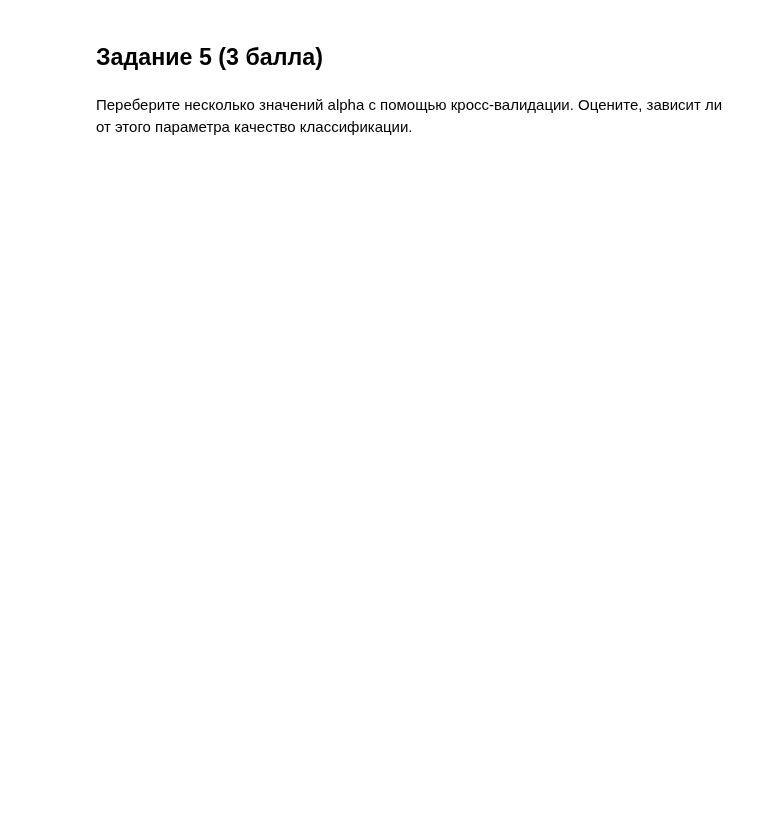
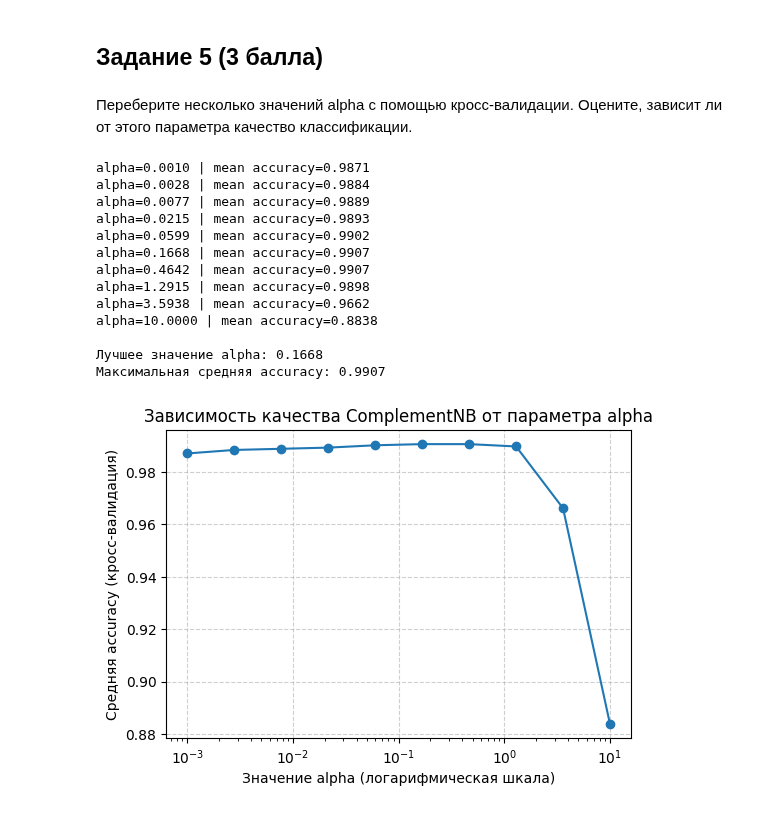
Before and after one commit to IgorPont/mephi_homework_tasks, a Jupyter notebook: homework_tasks/probability_theory/SGA_unit6_NBC.ipynb, the cells around one changed output. Drawn from its saved outputs; the diff is of its cells as text; code cells hidden in the pictures; blank space fills up the shorter version.

```diff
--- a/homework_tasks/probability_theory/SGA_unit6_NBC.ipynb
+++ b/homework_tasks/probability_theory/SGA_unit6_NBC.ipynb
@@ -62,4 +347,56 @@ X = vectorizer.fit_transform(data["email"])
 # %% [markdown]
 Переберите несколько значений alpha с помощью кросс-валидации. Оцените, зависит ли от этого параметра качество классификации.
 # %%
-#ваш код здесь
+# === Перебор значений alpha с помощью кросс-валидации ===
+
+from sklearn.model_selection import cross_val_score
+from sklearn.naive_bayes import ComplementNB
+import numpy as np
+import matplotlib.pyplot as plt
+
+# Задаём список значений alpha, которые хотим проверить
+# Чем больше alpha — тем сильнее сглаживание, тем менее чувствительна модель к редким словам.
+alphas = np.logspace(-3, 1, 10)  # [0.001, 0.002, ..., 10] — логарифмически равномерная сетка
+
+# Сюда будем сохранять средние значения accuracy по кросс-валидации
+cv_scores = []
+
+# Проходим по всем alpha
+for a in alphas:
+    model = ComplementNB(alpha=a)
+    # Оцениваем качество с помощью 5-кратной кросс-валидации (разбивает train на 5 частей)
+    # Используем X_train и y_train — кросс-валидация выполняется только на обучающей выборке.
+    scores = cross_val_score(model, X_train, y_train, cv=5, scoring="accuracy")
+    mean_score = scores.mean()
+    cv_scores.append(mean_score)
+    print(f"alpha={a:.4f} | mean accuracy={mean_score:.4f}")
+
+# Находим alpha с максимальным средним качеством
+best_alpha = alphas[np.argmax(cv_scores)]
+print("\nЛучшее значение alpha:", round(best_alpha, 4))
+print("Максимальная средняя accuracy:", round(max(cv_scores), 4))
+
+# === Визуализация зависимости качества от alpha ===
+plt.figure(figsize=(6, 4))
+plt.plot(alphas, cv_scores, marker="o")
+plt.xscale("log")  # логарифмическая шкала по оси X
+plt.xlabel("Значение alpha (логарифмическая шкала)")
+plt.ylabel("Средняя accuracy (кросс-валидация)")
+plt.title("Зависимость качества ComplementNB от параметра alpha")
+plt.grid(True, linestyle="--", alpha=0.6)
+plt.show()
+# %% [output]
+alpha=0.0010 | mean accuracy=0.9871
+alpha=0.0028 | mean accuracy=0.9884
+alpha=0.0077 | mean accuracy=0.9889
+alpha=0.0215 | mean accuracy=0.9893
+alpha=0.0599 | mean accuracy=0.9902
+alpha=0.1668 | mean accuracy=0.9907
+alpha=0.4642 | mean accuracy=0.9907
+alpha=1.2915 | mean accuracy=0.9898
+alpha=3.5938 | mean accuracy=0.9662
+alpha=10.0000 | mean accuracy=0.8838
+
+Лучшее значение alpha: 0.1668
+Максимальная средняя accuracy: 0.9907
+[figure, added]
```
Also changed, not shown: parts of 11 cells of this notebook, 1 other file.
